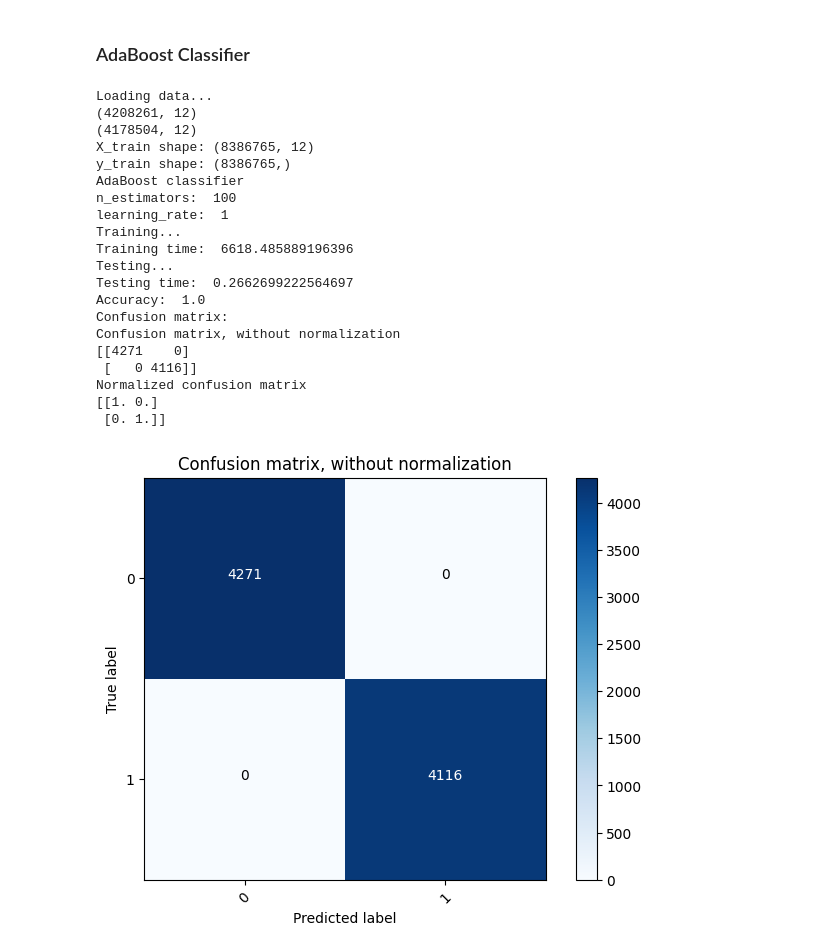
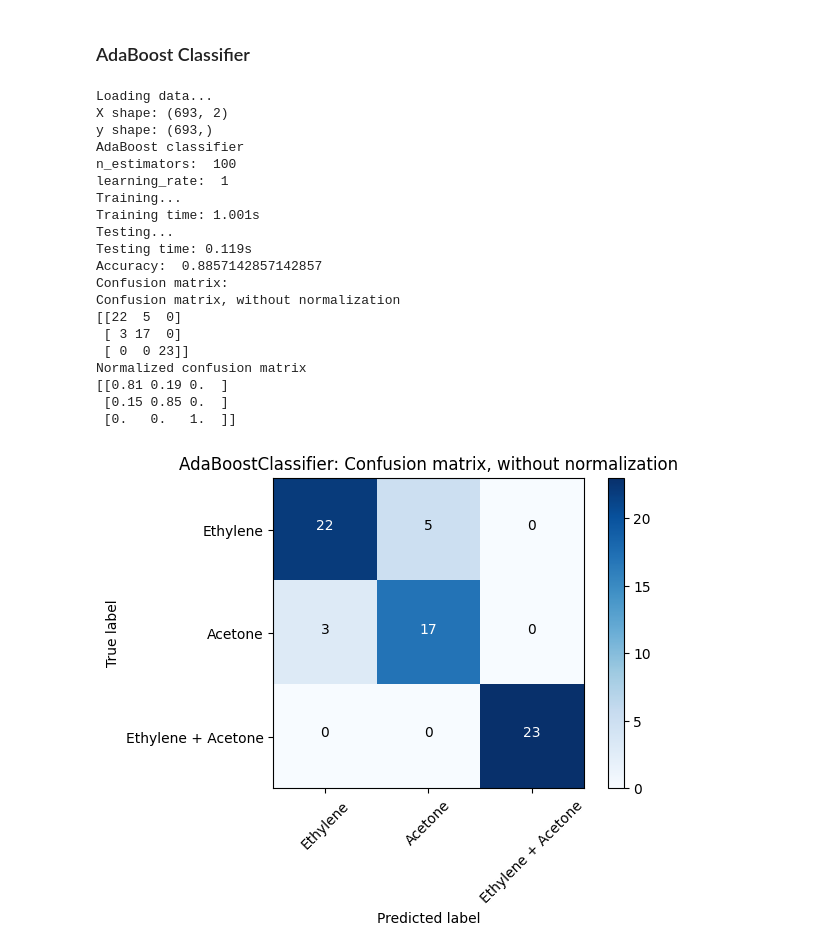
Before and after one commit to VincitoreSi/ElectronicNoseSystem, a Jupyter notebook: ElectricNoseSystem.ipynb, the cells around one changed output. Drawn from its saved outputs; the diff is of its cells as text; code cells hidden in the pictures.

```diff
--- a/ElectricNoseSystem.ipynb
+++ b/ElectricNoseSystem.ipynb
@@ -128,6 +130,14 @@ def load_gas_data(path):
 # %% [markdown]
 ## Dimensionality Reduction
 # %%
+"""
+file: pca.py
+author: @VincitoreSi
+date: 2023-12-16
+brief: apply pca to the data
+"""
+
+
 def pca(X_train, n_comp):
     xtrain = PCA(n_components=n_comp).fit_transform(X_train)
     fig = plt.figure(figsize=(8,8))
@@ -175,9 +185,8 @@ def visualize_data(data, labels, title, ax_labels):
         ax.set_xlabel(ax_labels[0])
         ax.set_ylabel(ax_labels[1])
         ax.set_title(title)
+    plt.savefig(f'output/images/visualization/{title}.png')
     # plt.show()
-    plt.savefig(f'output/{title}.png')
-    plt.show()
 
 def apply_lda(data, labels, n_components):
     lda = LinearDiscriminantAnalysis(n_components=n_components)
@@ -196,14 +205,15 @@ def main():
     Main function
     """
     # X_train, X_test, y_train, y_test = lead_and_prepare_data()
-    X, y = load_gas_data('Data/data/expanded_data.csv')
+    X, X_test, y, y_test = load_gas_data('Data/data/expanded_data.csv')
+    X, y = np.array(X), np.array(y)
     pc = apply_pca(X, 2)
     pc_data = get_pca_data(pc, X)
-    visualize_data(pc_data, y, "PCA on gas sensor binary dataset", ["PC1", "PC2"])
+    visualize_data(pc_data, y, "PCA_on_gas_sensor_binary_dataset", ["PC1", "PC2"])
     ld = apply_lda(X, y, 2)
-    visualize_data(ld, y, "LDA on gas sensor binary dataset", ["LD1", "LD2"])
+    visualize_data(ld, y, "LDA_on_gas_sensor_binary_dataset", ["LD1", "LD2"])
     tsne = apply_tsne(X, 2)
-    visualize_data(tsne, y, "TSNE on gas sensor binary dataset", ["TSNE1", "TSNE2"])
+    visualize_data(tsne, y, "TSNE_on_gas_sensor_binary_dataset", ["TSNE1", "TSNE2"])
 
 
 if __name__ == "__main__":
@@ -217,7 +230,14 @@ if __name__ == "__main__":
 # %% [markdown]
 ### AdaBoost Classifier
 # %%
-def adaboost(X_train, X_test, y_train, y_test, n_estimators, learning_rate):
+"""
+file: adaboost.py
+author: @VincitoreSi
+date: 2023-12-16
+brief: AdaBoost classifier for the binary classification problem
+"""
+
+def adaboost(X_train, X_test, y_train, y_test, n_estimators, learning_rate, classes):
     """
     AdaBoost classifier for the binary classification problem
     :param X_train: training data
@@ -237,51 +257,55 @@ def adaboost(X_train, X_test, y_train, y_test, n_estimators, learning_rate):
     clf = AdaBoostClassifier(n_estimators=n_estimators, learning_rate=learning_rate)
     clf.fit(X_train, y_train)
     end = time.time()
-    print("Training time: ", end - start)
+    print(f"Training time: {(end - start):.3f}s")
     print("Testing...")
     start = time.time()
     y_pred = clf.predict(X_test)
     end = time.time()
-    print("Testing time: ", end - start)
+    print(f"Testing time: {(end - start):.3f}s")
     print("Accuracy: ", clf.score(X_test, y_test))
     print("Confusion matrix:")
     cnf_matrix = confusion_matrix(y_test, y_pred)
     np.set_printoptions(precision=2)
+    cls = np.unique(y_train)
     plt.figure()
-    plot_confusion_matrix(cnf_matrix, classes=["0", "1"], title='Confusion matrix, without normalization')
+    plot_confusion_matrix(cnf_matrix, classes=[classes[i] for i in cls], title='AdaBoostClassifier: Confusion matrix, without normalization')
+    plt.savefig('output/images/adaboost_cm.png')
     plt.figure()
-    plot_confusion_matrix(cnf_matrix, classes=["0", "1"], normalize=True, title='Normalized confusion matrix')
-    plt.show()
+    plot_confusion_matrix(cnf_matrix, classes=[classes[i] for i in cls], normalize=True, title='AdaBoostClassifier: Normalized confusion matrix')
+    plt.savefig('output/images/adaboost_cm_normalized.png')
+    # plt.show()
     return clf
 
 def main():
     """
     Main function
     """
-    X_train, X_test, y_train, y_test = lead_and_prepare_data()
-    clf = adaboost(X_train, X_test, y_train, y_test, 100, 1)
+    X_train, X_test, y_train, y_test = load_gas_data('Data/data/expanded_data.csv')
+    classes = {1: "Ethylene", 2: "Acetone", 3: "Ethylene + Acetone"}
+    clf = adaboost(X_train, X_test, y_train, y_test, 100, 1, classes)
 
 if __name__ == "__main__":
     main()
 # %% [output]
 Loading data...
-(4208261, 12)
-(4178504, 12)
-X_train shape: (8386765, 12)
-y_train shape: (8386765,)
+X shape: (693, 2)
+y shape: (693,)
 AdaBoost classifier
 n_estimators:  100
 learning_rate:  1
 Training...
-Training time:  6618.485889196396
+Training time: 1.001s
 Testing...
-Testing time:  0.2662699222564697
-Accuracy:  1.0
+Testing time: 0.119s
+Accuracy:  0.8857142857142857
 Confusion matrix:
 Confusion matrix, without normalization
-[[4271    0]
- [   0 4116]]
+[[22  5  0]
+ [ 3 17  0]
+ [ 0  0 23]]
 Normalized confusion matrix
-[[1. 0.]
- [0. 1.]]
+[[0.81 0.19 0.  ]
+ [0.15 0.85 0.  ]
+ [0.   0.   1.  ]]
-[figure, old version]
+[figure, new version]
```
Also changed, not shown: parts of 22 cells of this notebook, 2 other files.
